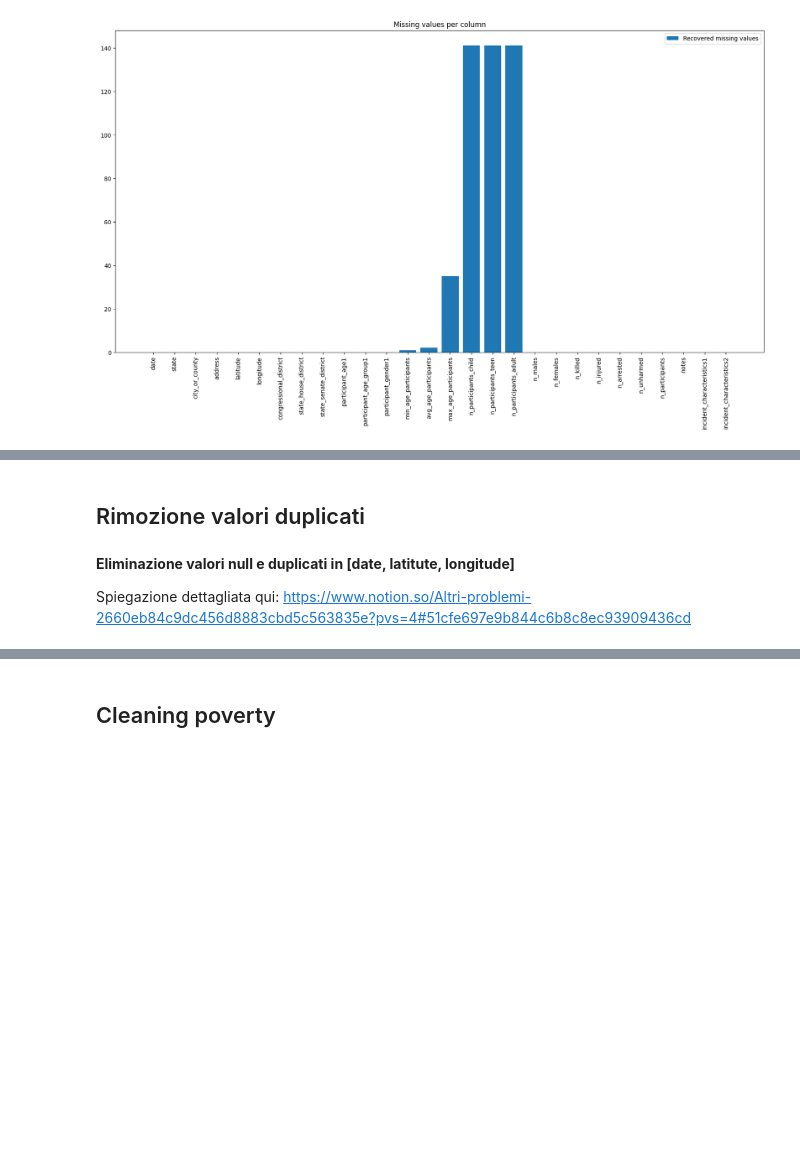
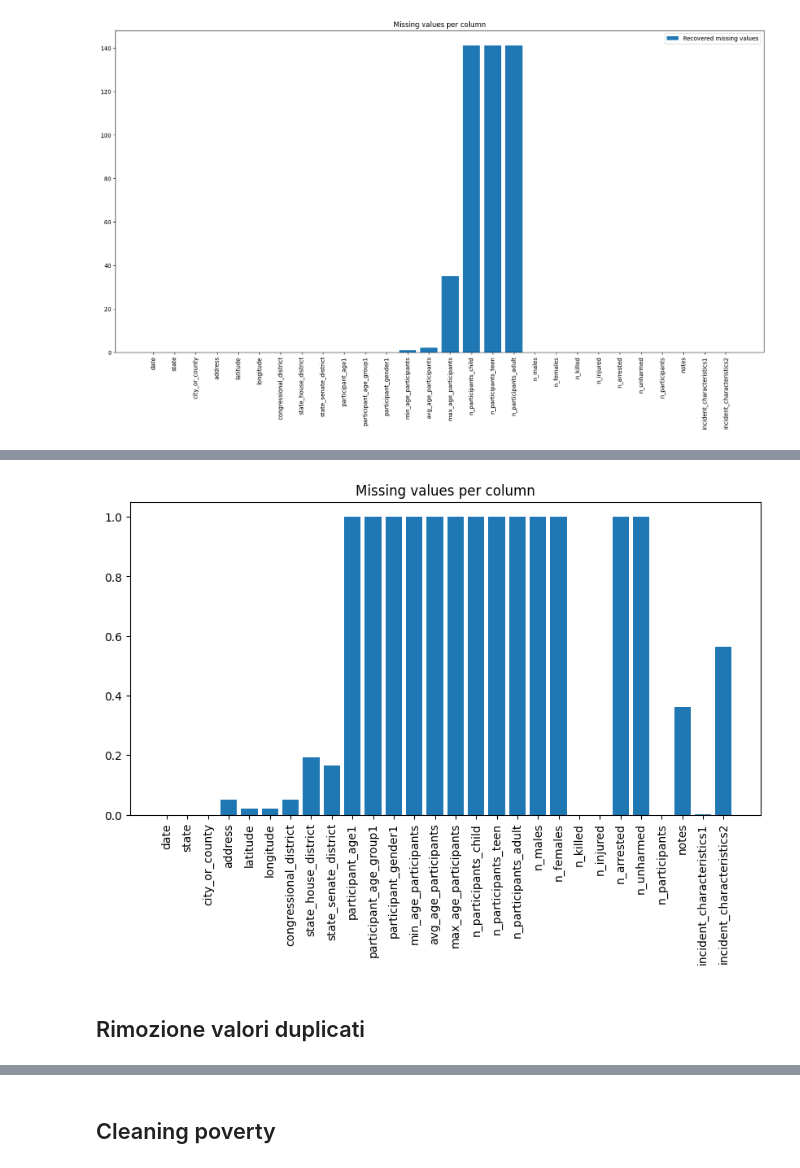
Before and after one commit to KamerC1/DM, a Jupyter notebook: src/data_preparation/DataCleaning.ipynb, the cells around one changed output, grey strips where cells are left out. Drawn from its saved outputs; the diff is of its cells as text; code cells hidden in the pictures; blank space fills up the shorter version.

```diff
--- a/src/data_preparation/DataCleaning.ipynb
+++ b/src/data_preparation/DataCleaning.ipynb
@@ -298,8 +301,13 @@ Spiegato qui perché le eliminiamo: https://www.notion.so/Altri-problemi-2660eb8
+# %%
+nullFillTab1 = tab1[tab1.n_participants == 0].isnull().sum()/tab1[tab1.n_participants == 0].shape[0]
+plt.figure(figsize=(10,5))
+plt.bar(tab1.columns, nullFillTab1)
+plt.title('Missing values per column')
+plt.xticks(rotation=90)
+plt.show()
+# %% [output]
+[figure, added]
 # %%
 tab1 = tab1[tab1.n_participants != 0]
 # %% [markdown]
 ## Rimozione valori duplicati
-# %% [markdown]
-**Eliminazione valori null e duplicati in [date, latitute, longitude]**
-
-Spiegazione dettagliata qui: https://www.notion.so/Altri-problemi-2660eb84c9dc456d8883cbd5c563835e?pvs=4#51cfe697e9b844c6b8c8ec93909436cd
```
Also changed, not shown: parts of 6 cells of this notebook, 3 other files.
